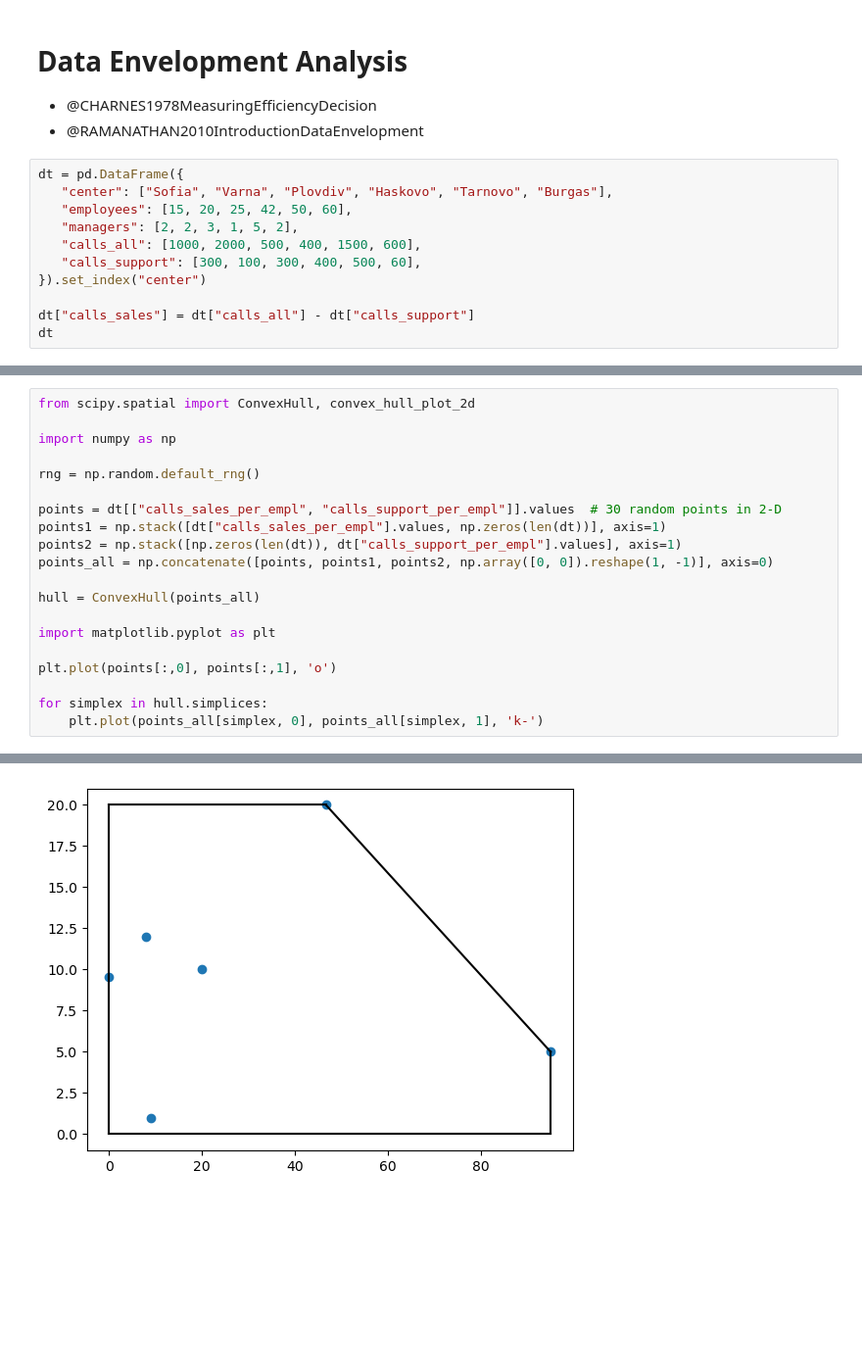
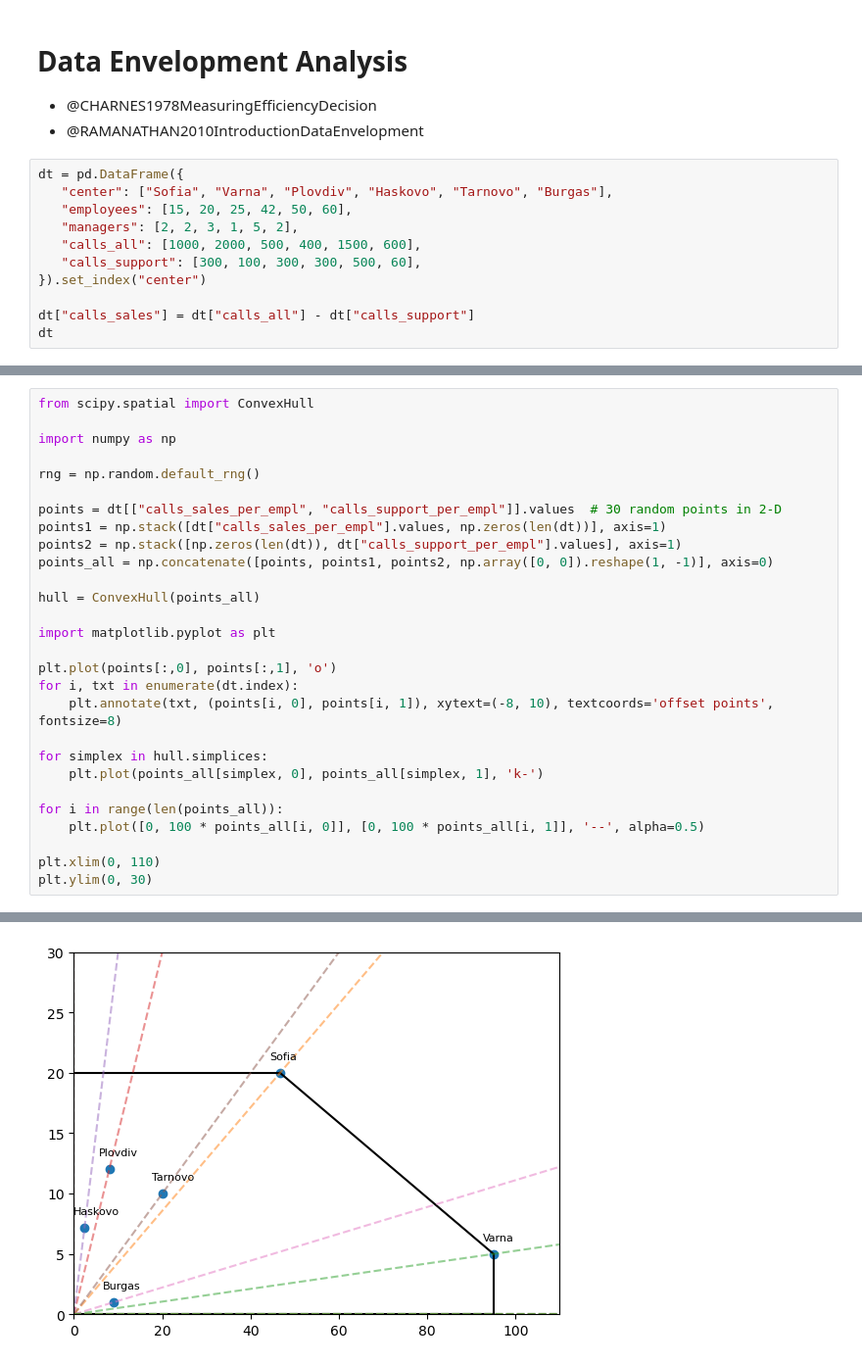
Before and after one commit to febse/opt2025, a Jupyter notebook: DEA.ipynb, the cells around one changed output, grey strips where cells are left out. Shown at 98% size. Drawn from its saved outputs; the diff is of its cells as text; blank space fills up the shorter version.

```diff
--- a/DEA.ipynb
+++ b/DEA.ipynb
@@ -14,7 +14,7 @@ dt = pd.DataFrame({
    "employees": [15, 20, 25, 42, 50, 60],
    "managers": [2, 2, 3, 1, 5, 2],
    "calls_all": [1000, 2000, 500, 400, 1500, 600],
-   "calls_support": [300, 100, 300, 400, 500, 60],
+   "calls_support": [300, 100, 300, 300, 500, 60],
 }).set_index("center")
 
 dt["calls_sales"] = dt["calls_all"] - dt["calls_support"]
@@ -61,7 +61,7 @@ array([[46.66666667,  0.        ],
        [20.        ,  0.        ],
        [ 9.        ,  0.        ]])
 # %%
-from scipy.spatial import ConvexHull, convex_hull_plot_2d
+from scipy.spatial import ConvexHull
 
 import numpy as np
 
@@ -77,7 +77,15 @@ hull = ConvexHull(points_all)
 import matplotlib.pyplot as plt
 
 plt.plot(points[:,0], points[:,1], 'o')
+for i, txt in enumerate(dt.index):
+    plt.annotate(txt, (points[i, 0], points[i, 1]), xytext=(-8, 10), textcoords='offset points', fontsize=8)
 
 for simplex in hull.simplices:
     plt.plot(points_all[simplex, 0], points_all[simplex, 1], 'k-')
+
+for i in range(len(points_all)):
+    plt.plot([0, 100 * points_all[i, 0]], [0, 100 * points_all[i, 1]], '--', alpha=0.5)
+
+plt.xlim(0, 110)
+plt.ylim(0, 30)
 # %% [output]
@@ -84 +93 @@ for simplex in hull.simplices:
-[figure, old version]
+[figure, new version]
```
Also changed, not shown: parts of 5 cells of this notebook.
